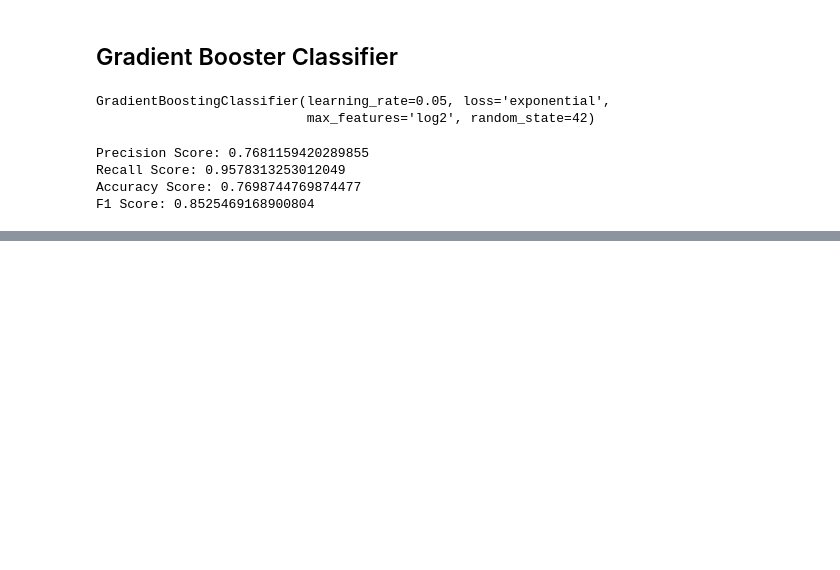
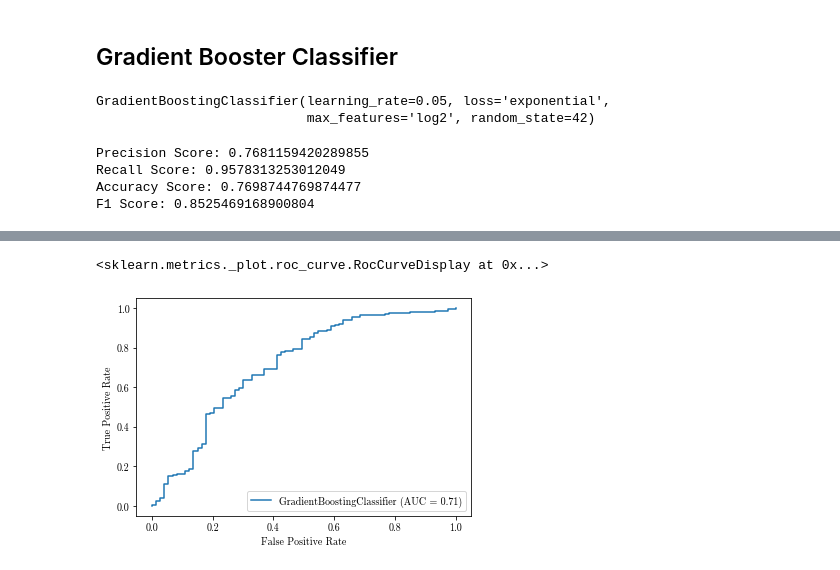
Before and after one commit to meowkaiser/Twitch-Analytics, a Jupyter notebook: Michael Schor Notebook.ipynb, the cells around one changed output, grey strips where cells are left out. Saved outputs shown, nothing was run; the diff lists cells and outputs as text; code cells hidden in the pictures; blank space fills up the shorter version.

```diff
--- a/Michael Schor Notebook.ipynb
+++ b/Michael Schor Notebook.ipynb
@@ -607,0 +670,5 @@ F1 Score: 0.8525469168900804
+# %%
+plot_roc_curve(gbc, X_test, y_test)
+# %% [output]
+<sklearn.metrics._plot.roc_curve.RocCurveDisplay at 0x...>
+[figure, added]
```
Also changed, not shown: parts of 34 cells of this notebook.
